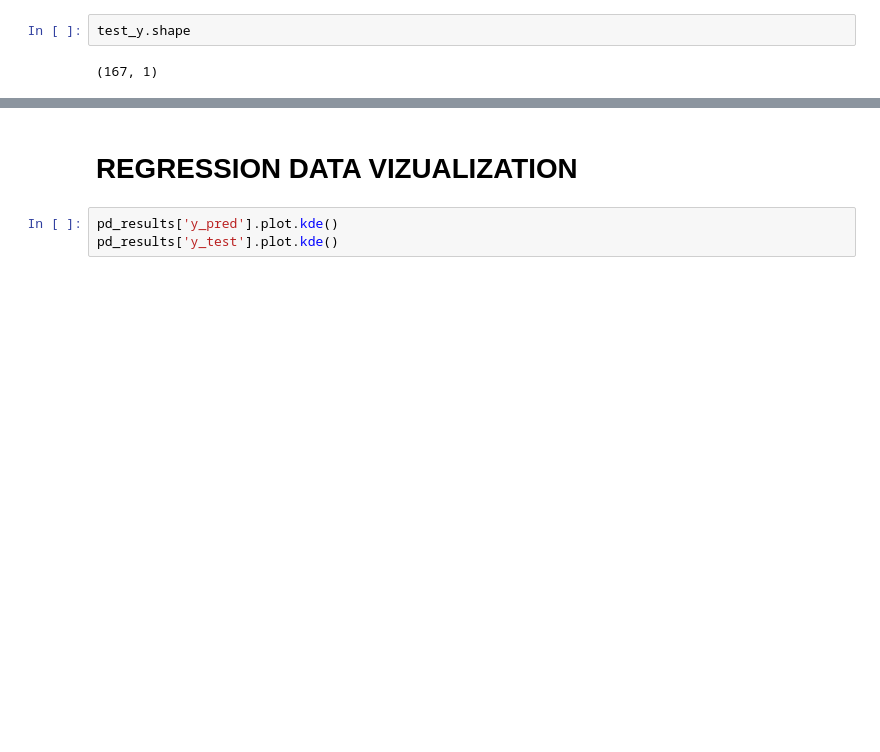
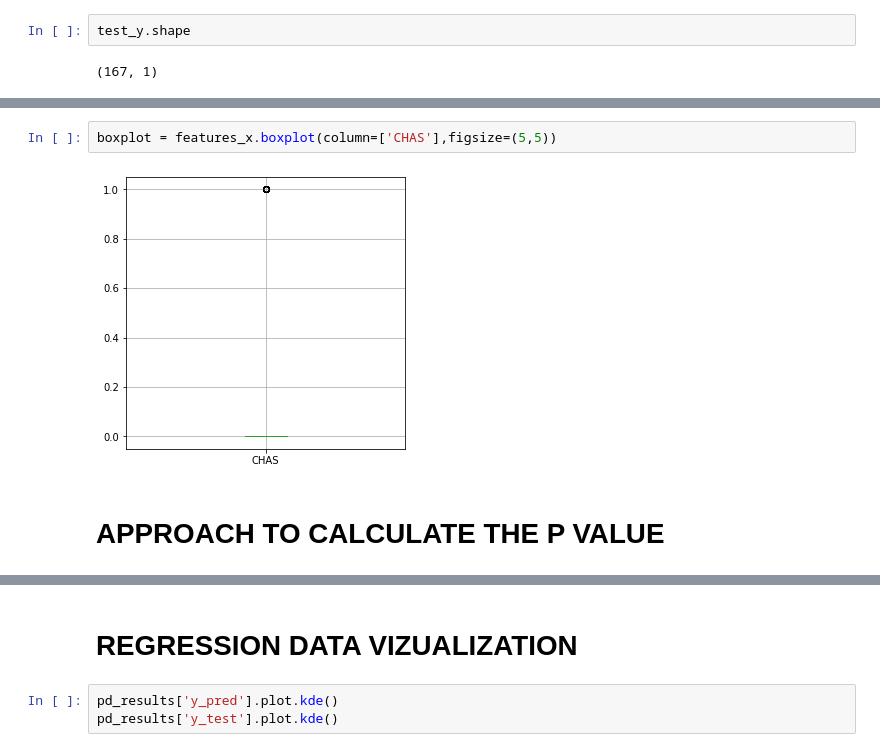
Before and after one commit to viswanath27/ml_models, a Jupyter notebook: regression/BOSTON_DATASET_REGRESSION.ipynb, the cells around one changed output, grey strips where cells are left out. Saved outputs shown, nothing was run; the diff lists cells and outputs as text; blank space fills up the shorter version.

```diff
--- a/regression/BOSTON_DATASET_REGRESSION.ipynb
+++ b/regression/BOSTON_DATASET_REGRESSION.ipynb
@@ -286,0 +401,6 @@ pd_results
+# %%
+boxplot = features_x.boxplot(column=['CHAS'],figsize=(5,5))
+# %% [output]
+[figure, added]
+# %% [markdown]
+# APPROACH TO CALCULATE THE P VALUE
```
Also changed, not shown: parts of 48 cells of this notebook.
